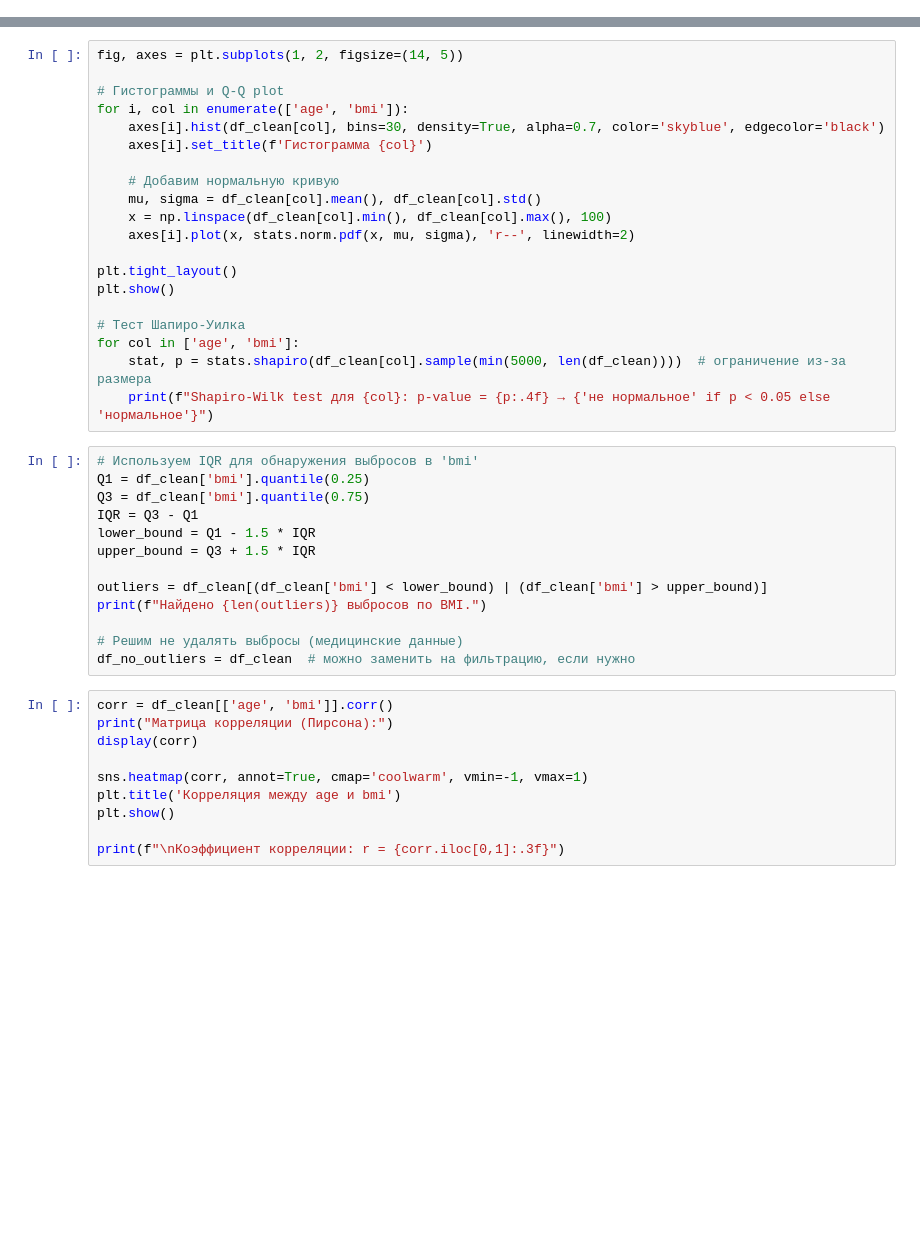
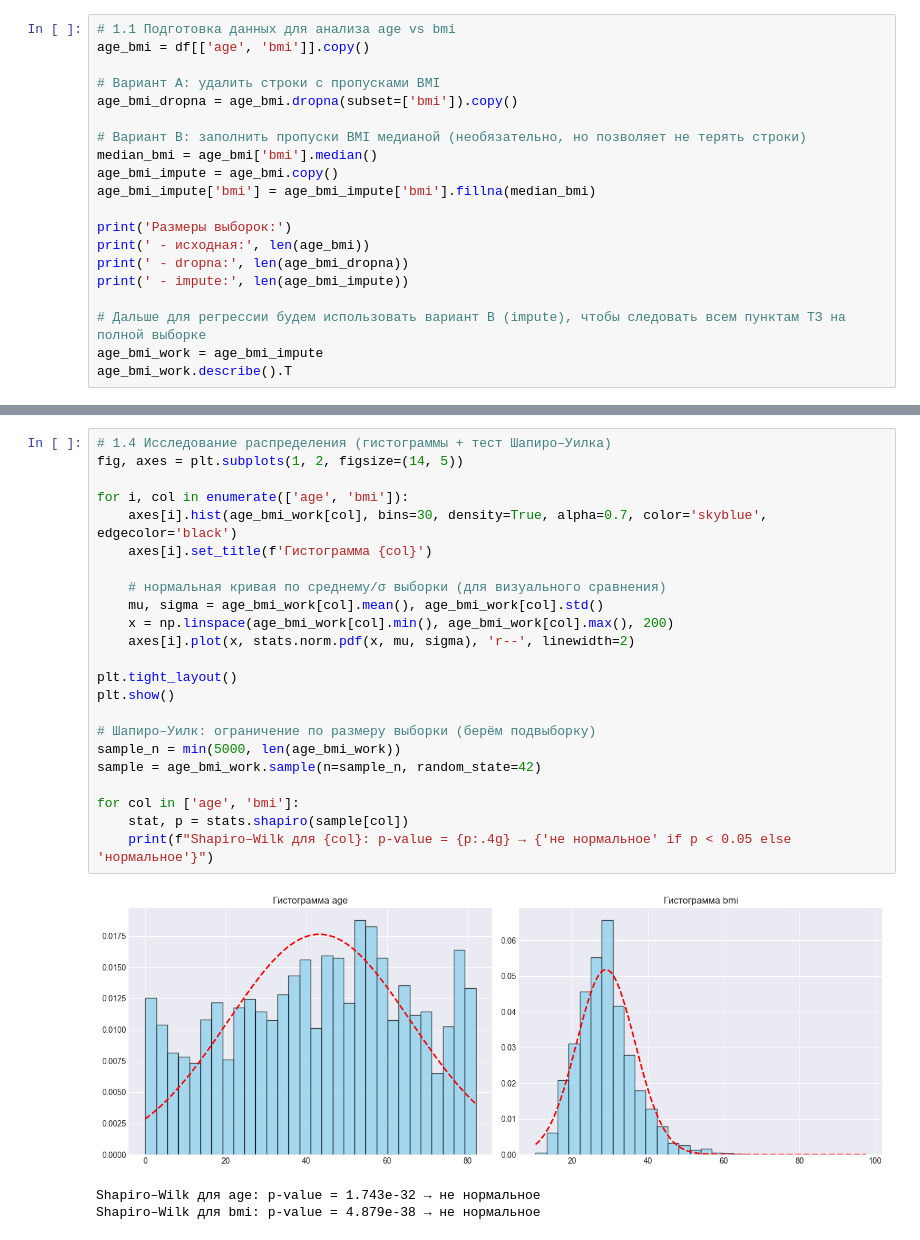
Before and after one commit to Zahar-Bratchikov/statistic, a Jupyter notebook: lab9/ex1.ipynb, the cells around one changed output, grey strips where cells are left out. Saved outputs shown, nothing was run; the diff lists cells and outputs as text; blank space fills up the shorter version.

```diff
--- a/lab9/ex1.ipynb
+++ b/lab9/ex1.ipynb
@@ -53,0 +58,20 @@ print("- Средний возраст: {:.1f}, средний BMI: {:.2f}".form
+# %%
+# 1.1 Подготовка данных для анализа age vs bmi
+age_bmi = df[['age', 'bmi']].copy()
+
+# Вариант A: удалить строки с пропусками BMI
+age_bmi_dropna = age_bmi.dropna(subset=['bmi']).copy()
+
+# Вариант B: заполнить пропуски BMI медианой (необязательно, но позволяет не терять строки)
+median_bmi = age_bmi['bmi'].median()
+age_bmi_impute = age_bmi.copy()
+age_bmi_impute['bmi'] = age_bmi_impute['bmi'].fillna(median_bmi)
+
+print('Размеры выборок:')
+print(' - исходная:', len(age_bmi))
+print(' - dropna:', len(age_bmi_dropna))
+print(' - impute:', len(age_bmi_impute))
+
+# Дальше для регрессии будем использовать вариант B (impute), чтобы следовать всем пунктам ТЗ на полной выборке
+age_bmi_work = age_bmi_impute
+age_bmi_work.describe().T
@@ -54,43 +119,27 @@ print("- Средний возраст: {:.1f}, средний BMI: {:.2f}".form
 # %%
+# 1.4 Исследование распределения (гистограммы + тест Шапиро–Уилка)
 fig, axes = plt.subplots(1, 2, figsize=(14, 5))
 
-# Гистограммы и Q-Q plot
 for i, col in enumerate(['age', 'bmi']):
-    axes[i].hist(df_clean[col], bins=30, density=True, alpha=0.7, color='skyblue', edgecolor='black')
+    axes[i].hist(age_bmi_work[col], bins=30, density=True, alpha=0.7, color='skyblue', edgecolor='black')
     axes[i].set_title(f'Гистограмма {col}')
 
-    # Добавим нормальную кривую
-    mu, sigma = df_clean[col].mean(), df_clean[col].std()
-    x = np.linspace(df_clean[col].min(), df_clean[col].max(), 100)
+    # нормальная кривая по среднему/σ выборки (для визуального сравнения)
+    mu, sigma = age_bmi_work[col].mean(), age_bmi_work[col].std()
+    x = np.linspace(age_bmi_work[col].min(), age_bmi_work[col].max(), 200)
     axes[i].plot(x, stats.norm.pdf(x, mu, sigma), 'r--', linewidth=2)
 
 plt.tight_layout()
 plt.show()
 
-# Тест Шапиро-Уилка
+# Шапиро–Уилк: ограничение по размеру выборки (берём подвыборку)
+sample_n = min(5000, len(age_bmi_work))
+sample = age_bmi_work.sample(n=sample_n, random_state=42)
+
 for col in ['age', 'bmi']:
-    stat, p = stats.shapiro(df_clean[col].sample(min(5000, len(df_clean))))  # ограничение из-за размера
-    print(f"Shapiro-Wilk test для {col}: p-value = {p:.4f} → {'не нормальное' if p < 0.05 else 'нормальное'}")
+    stat, p = stats.shapiro(sample[col])
+    print(f"Shapiro–Wilk для {col}: p-value = {p:.4g} → {'не нормальное' if p < 0.05 else 'нормальное'}")
+# %% [output]
+[figure, added]
+Shapiro–Wilk для age: p-value = 1.743e-32 → не нормальное
+Shapiro–Wilk для bmi: p-value = 4.879e-38 → не нормальное
-# %%
-# Используем IQR для обнаружения выбросов в 'bmi'
-Q1 = df_clean['bmi'].quantile(0.25)
-Q3 = df_clean['bmi'].quantile(0.75)
-IQR = Q3 - Q1
-lower_bound = Q1 - 1.5 * IQR
-upper_bound = Q3 + 1.5 * IQR
-
-outliers = df_clean[(df_clean['bmi'] < lower_bound) | (df_clean['bmi'] > upper_bound)]
-print(f"Найдено {len(outliers)} выбросов по BMI.")
-
-# Решим не удалять выбросы (медицинские данные)
-df_no_outliers = df_clean  # можно заменить на фильтрацию, если нужно
-# %%
-corr = df_clean[['age', 'bmi']].corr()
-print("Матрица корреляции (Пирсона):")
-display(corr)
-
-sns.heatmap(corr, annot=True, cmap='coolwarm', vmin=-1, vmax=1)
-plt.title('Корреляция между age и bmi')
-plt.show()
-
-print(f"\nКоэффициент корреляции: r = {corr.iloc[0,1]:.3f}")
```
Also changed, not shown: parts of 25 cells of this notebook, 1 other file.
